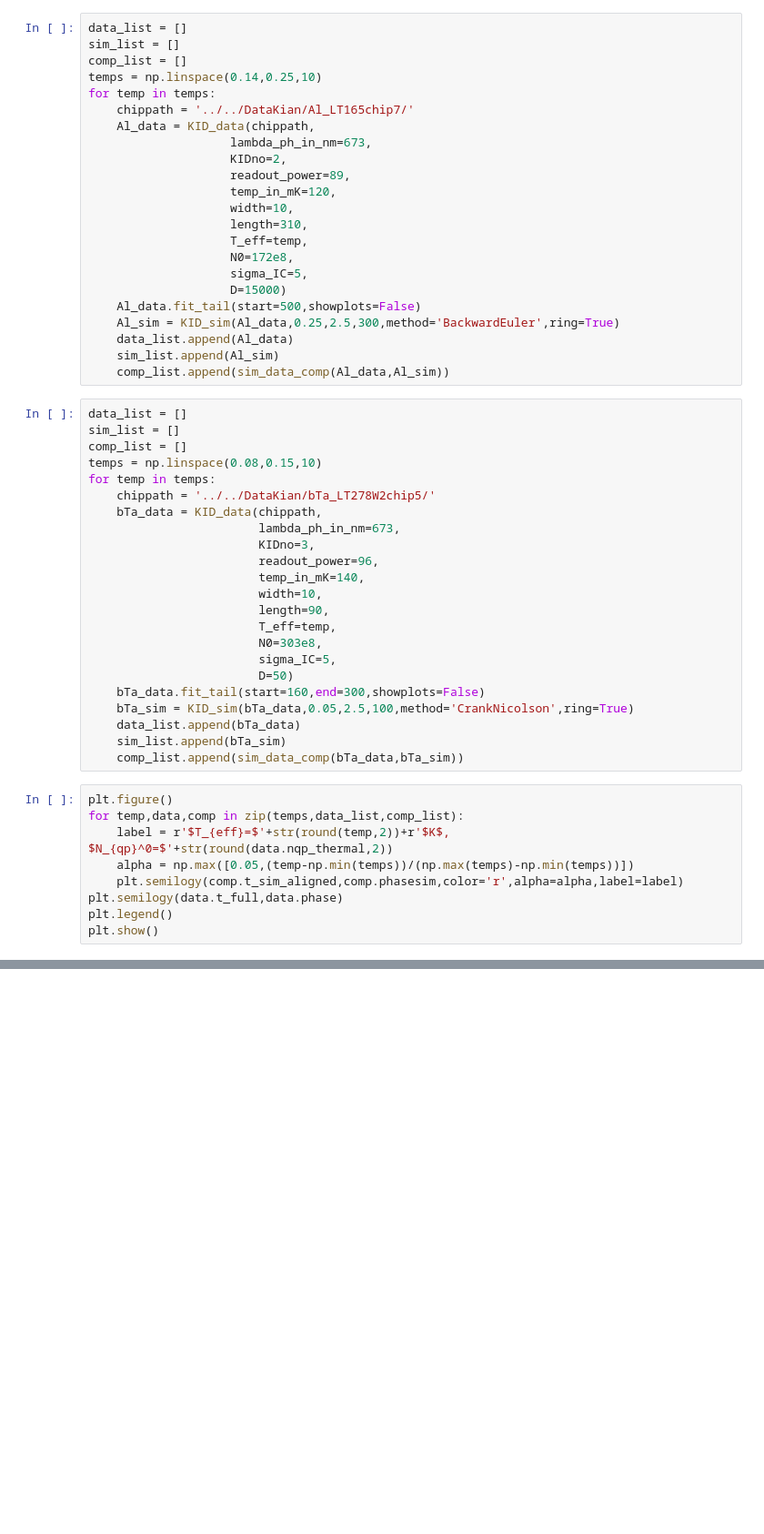
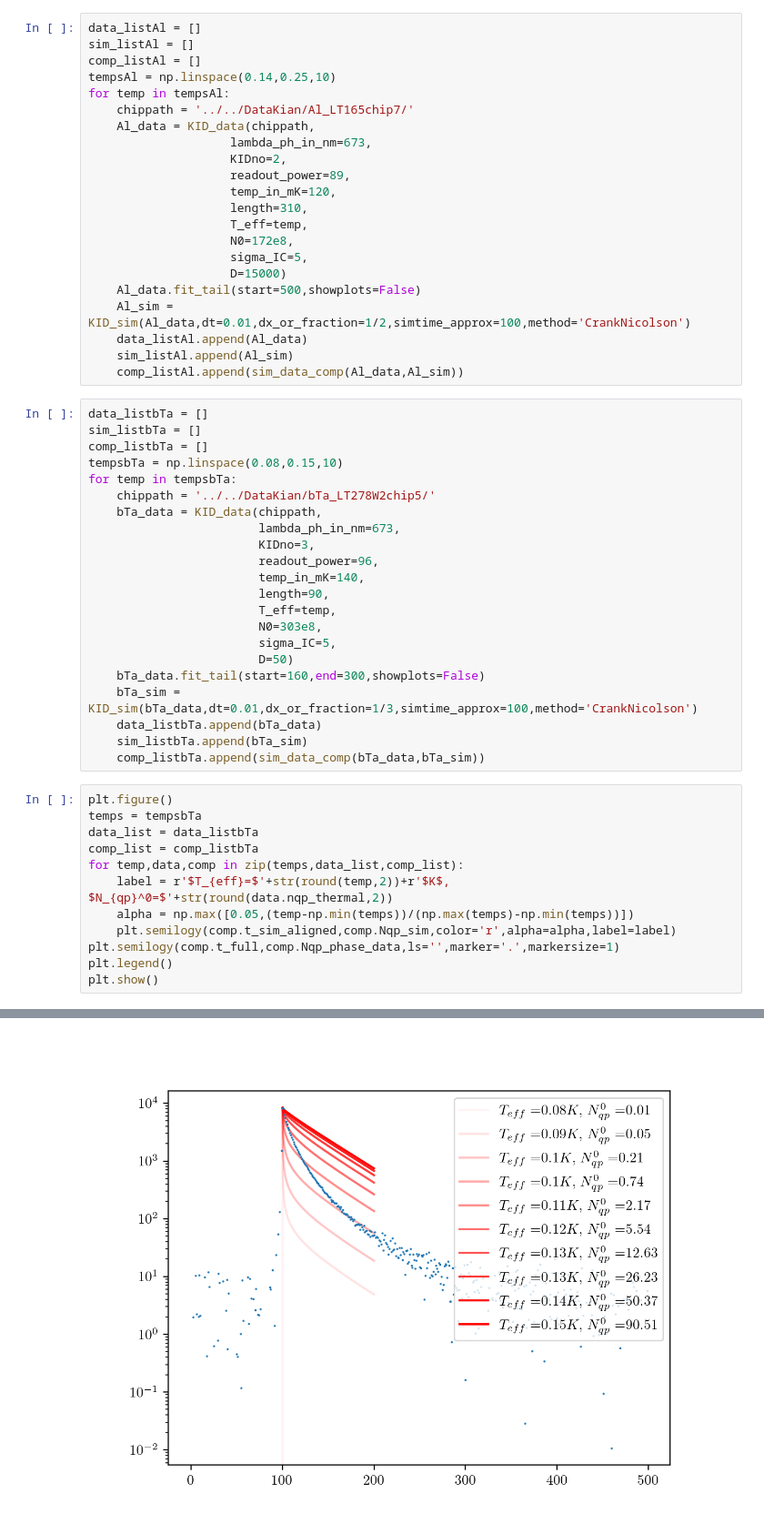
Before and after one commit to 10483/MTP, a Jupyter notebook: FVSimulation/vary_thermalqp.ipynb, the cells around one changed output, grey strips where cells are left out. Shown at 91% size. Cells and saved outputs as stored; diff of their text form; blank space fills up the shorter version.

```diff
--- a/FVSimulation/vary_thermalqp.ipynb
+++ b/FVSimulation/vary_thermalqp.ipynb
@@ -10,58 +10,59 @@ plt.rcParams.update({
     "figure.dpi": 200,
 })
 # %%
-data_list = []
-sim_list = []
-comp_list = []
-temps = np.linspace(0.14,0.25,10)
-for temp in temps:
+data_listAl = []
+sim_listAl = []
+comp_listAl = []
+tempsAl = np.linspace(0.14,0.25,10)
+for temp in tempsAl:
     chippath = '../../DataKian/Al_LT165chip7/'
     Al_data = KID_data(chippath,
                     lambda_ph_in_nm=673,
                     KIDno=2,
                     readout_power=89,
                     temp_in_mK=120,
-                    width=10,
                     length=310,
                     T_eff=temp,
                     N0=172e8,
                     sigma_IC=5,
                     D=15000)
     Al_data.fit_tail(start=500,showplots=False)
-    Al_sim = KID_sim(Al_data,0.25,2.5,300,method='BackwardEuler',ring=True)
-    data_list.append(Al_data)
-    sim_list.append(Al_sim)
-    comp_list.append(sim_data_comp(Al_data,Al_sim))
+    Al_sim = KID_sim(Al_data,dt=0.01,dx_or_fraction=1/2,simtime_approx=100,method='CrankNicolson')
+    data_listAl.append(Al_data)
+    sim_listAl.append(Al_sim)
+    comp_listAl.append(sim_data_comp(Al_data,Al_sim))
 # %%
-data_list = []
-sim_list = []
-comp_list = []
-temps = np.linspace(0.08,0.15,10)
-for temp in temps:
+data_listbTa = []
+sim_listbTa = []
+comp_listbTa = []
+tempsbTa = np.linspace(0.08,0.15,10)
+for temp in tempsbTa:
     chippath = '../../DataKian/bTa_LT278W2chip5/'
     bTa_data = KID_data(chippath,
                         lambda_ph_in_nm=673,
                         KIDno=3,
                         readout_power=96,
                         temp_in_mK=140,
-                        width=10,
                         length=90,
                         T_eff=temp,
                         N0=303e8,
                         sigma_IC=5,
                         D=50)
     bTa_data.fit_tail(start=160,end=300,showplots=False)
-    bTa_sim = KID_sim(bTa_data,0.05,2.5,100,method='CrankNicolson',ring=True)
-    data_list.append(bTa_data)
-    sim_list.append(bTa_sim)
-    comp_list.append(sim_data_comp(bTa_data,bTa_sim))
+    bTa_sim = KID_sim(bTa_data,dt=0.01,dx_or_fraction=1/3,simtime_approx=100,method='CrankNicolson')
+    data_listbTa.append(bTa_data)
+    sim_listbTa.append(bTa_sim)
+    comp_listbTa.append(sim_data_comp(bTa_data,bTa_sim))
 # %%
 plt.figure()
+temps = tempsbTa
+data_list = data_listbTa
+comp_list = comp_listbTa
 for temp,data,comp in zip(temps,data_list,comp_list):
     label = r'$T_{eff}=$'+str(round(temp,2))+r'$K$, $N_{qp}^0=$'+str(round(data.nqp_thermal,2))
     alpha = np.max([0.05,(temp-np.min(temps))/(np.max(temps)-np.min(temps))])
-    plt.semilogy(comp.t_sim_aligned,comp.phasesim,color='r',alpha=alpha,label=label)
-plt.semilogy(data.t_full,data.phase)
+    plt.semilogy(comp.t_sim_aligned,comp.Nqp_sim,color='r',alpha=alpha,label=label)
+plt.semilogy(comp.t_full,comp.Nqp_phase_data,ls='',marker='.',markersize=1)
 plt.legend()
 plt.show()
 # %% [output]
@@ -68,0 +69 @@ NameError: name 'plt' is not defined
+[figure, added]
```
Also changed, not shown: parts of 2 cells of this notebook, 8 other files.
